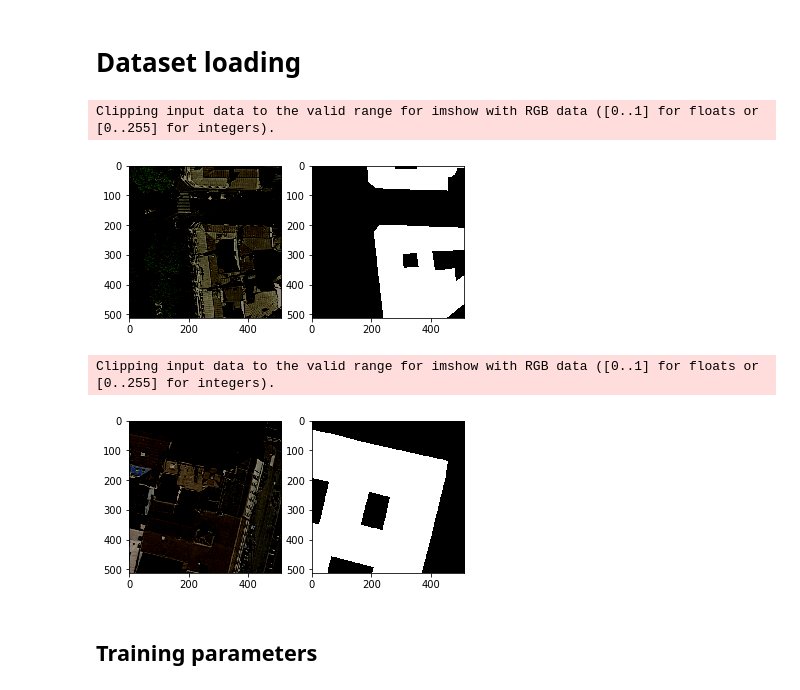
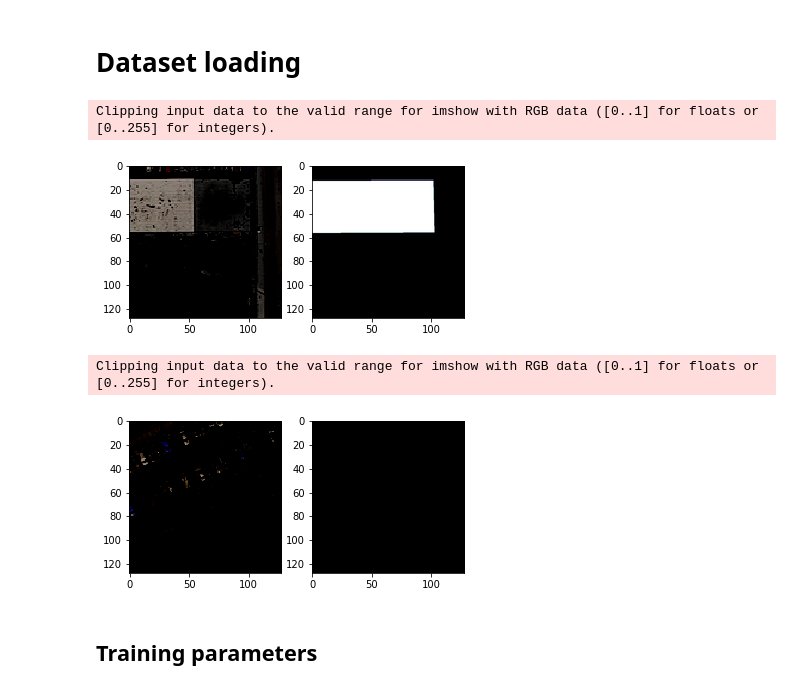
Before and after one commit to margokhokhlova/aerial_segmentation, a Jupyter notebook: demo.ipynb, the cells around one changed output. Cells and saved outputs as stored; diff of their text form; code cells hidden in the pictures.

```diff
--- a/demo.ipynb
+++ b/demo.ipynb
@@ -42,27 +42,27 @@ def true_positive_rate(y_true, y_pred):
 # %%
  # Datasets
 partition, labels = findallimagesosm(folder = '/data/khokhlov/datasets/OSM_processed_margo/')
 
-params = {'dim': (512, 512),
-          'batch_size': 10,
+params = {'dim': (128, 128),
+          'batch_size': 86,
           'n_channels_img':3,
           'n_channel_mask':1,
           'shuffle': True}
 max_epochs = 100
 
 training_generator = DataGeneratorOSM(partition['train'], labels['train'], **params)
 validation_generator = DataGeneratorOSM(partition['validation'], labels['validation'], **params)
 
 (X,y) = training_generator. __getitem__(0)
 show_sample(X[0,:].astype(int), np.squeeze(y[0,:]))
 
 (X,y) = validation_generator. __getitem__(0)
 show_sample(X[0,:].astype(int), np.squeeze(y[0,:]))
 # %% [output]
 Clipping input data to the valid range for imshow with RGB data ([0..1] for floats or [0..255] for integers).
-[figure, old version]
+[figure, new version]
 Clipping input data to the valid range for imshow with RGB data ([0..1] for floats or [0..255] for integers).
-[figure, old version]
+[figure, new version]
 # %% [markdown]
 ## Training parameters
 # %%
```
Also changed, not shown: parts of 9 cells of this notebook, 4 other files.
